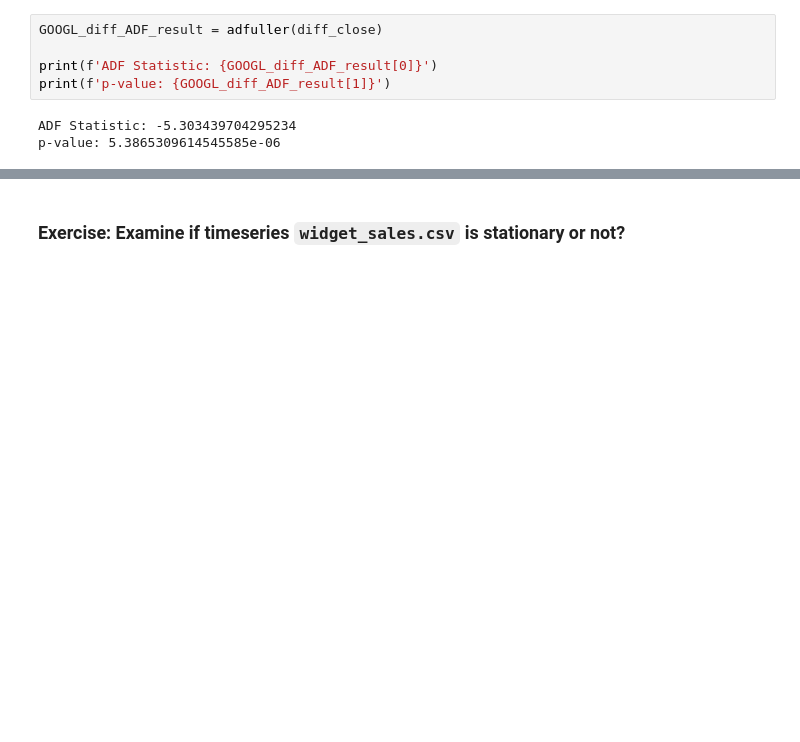
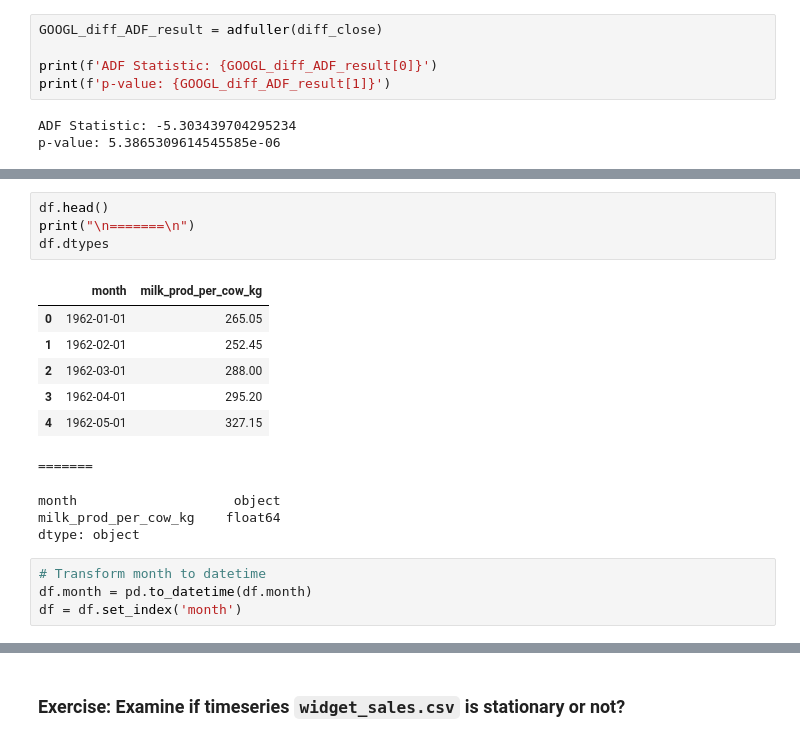
Before and after one commit to harnalashok/timeseries, a Jupyter notebook: ADF_test_and_ACF.ipynb, the cells around one changed output, grey strips where cells are left out. Drawn from its saved outputs; the diff is of its cells as text; blank space fills up the shorter version.

```diff
--- a/ADF_test_and_ACF.ipynb
+++ b/ADF_test_and_ACF.ipynb
@@ -183,0 +208,19 @@ p-value: 5.3865309614545585e-06
+# %%
+df.head()
+print("\n=======\n")
+df.dtypes
+# %% [output]
+|  | month | milk_prod_per_cow_kg |
+| 0 | 1962-01-01 | 265.05 |
+| 1 | 1962-02-01 | 252.45 |
+| 2 | 1962-03-01 | 288.00 |
+| 3 | 1962-04-01 | 295.20 |
+| 4 | 1962-05-01 | 327.15 |
+=======
+month                    object
+milk_prod_per_cow_kg    float64
+dtype: object
+# %%
+# Transform month to datetime
+df.month = pd.to_datetime(df.month)
+df = df.set_index('month')
```
Also changed, not shown: parts of 10 cells of this notebook.
